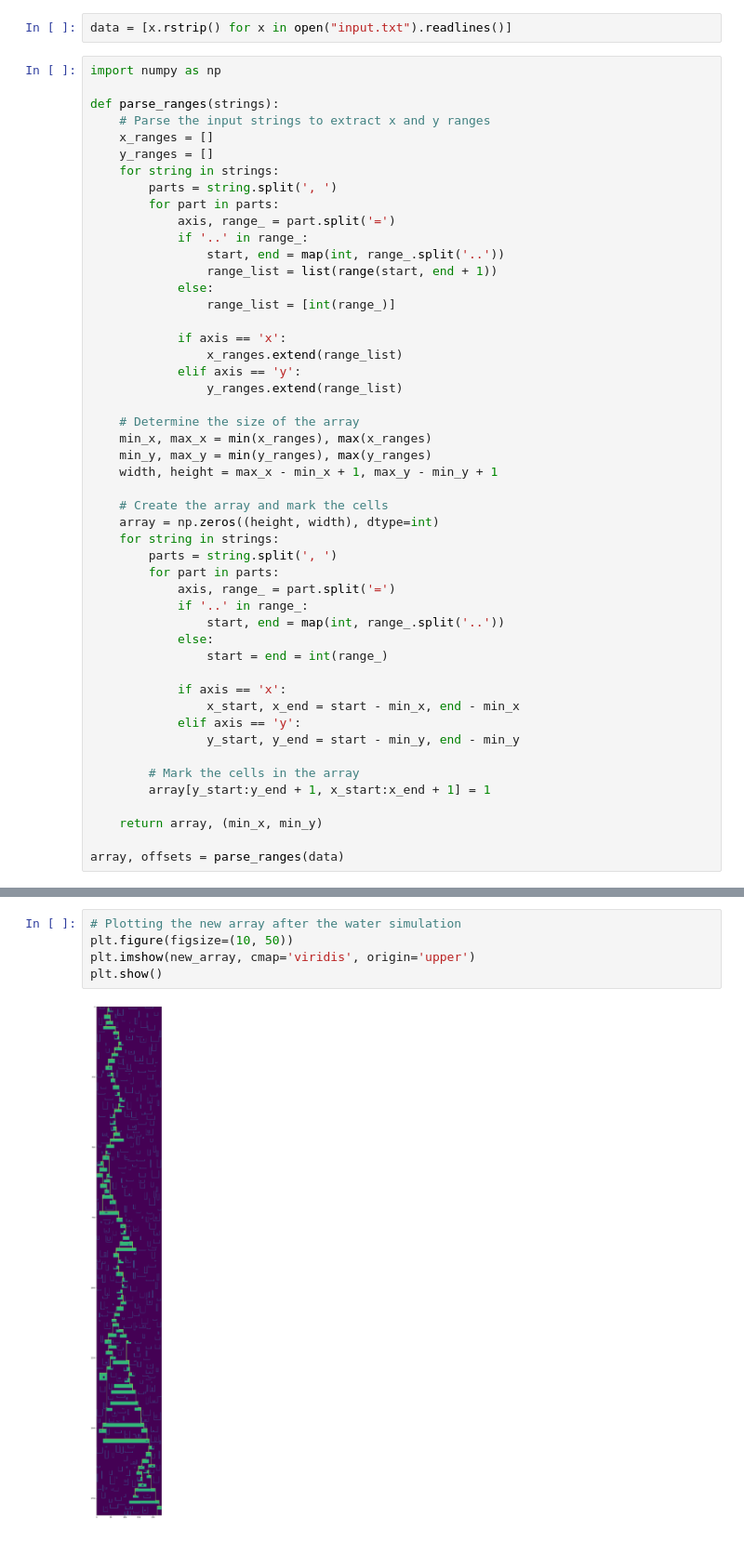
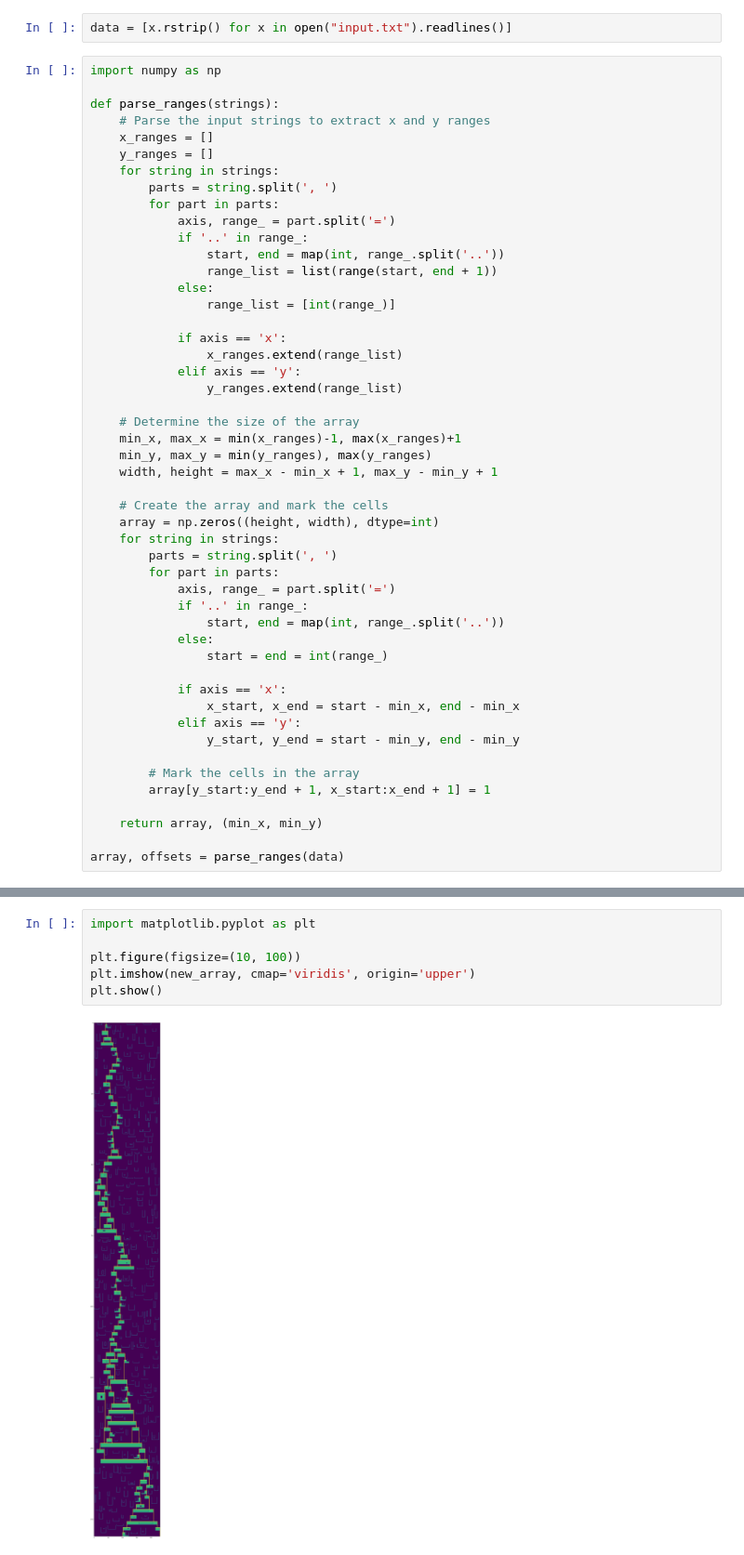
Before and after one commit to elichen/adventofcode, a Jupyter notebook: Day_17_Reservoir_Research.ipynb, the cells around one changed output, grey strips where cells are left out. Shown: that part at 93% size. Saved outputs shown, nothing was run; the diff lists cells and outputs as text.

```diff
--- a/Day_17_Reservoir_Research.ipynb
+++ b/Day_17_Reservoir_Research.ipynb
@@ -34,7 +34,7 @@ def parse_ranges(strings):
                 y_ranges.extend(range_list)
 
     # Determine the size of the array
-    min_x, max_x = min(x_ranges), max(x_ranges)
+    min_x, max_x = min(x_ranges)-1, max(x_ranges)+1
     min_y, max_y = min(y_ranges), max(y_ranges)
     width, height = max_x - min_x + 1, max_y - min_y + 1
 
@@ -121,10 +148,11 @@ new_array = simulate_water(array, *offsets)
 # %%
-# Plotting the new array after the water simulation
-plt.figure(figsize=(10, 50))
+import matplotlib.pyplot as plt
+
+plt.figure(figsize=(10, 100))
 plt.imshow(new_array, cmap='viridis', origin='upper')
 plt.show()
 # %% [output]
-[figure, old version]
+[figure, new version]
 # %%
 np.count_nonzero(new_array >= 2)
 # %% [output]
```
Also changed, not shown: parts of 5 cells of this notebook.
